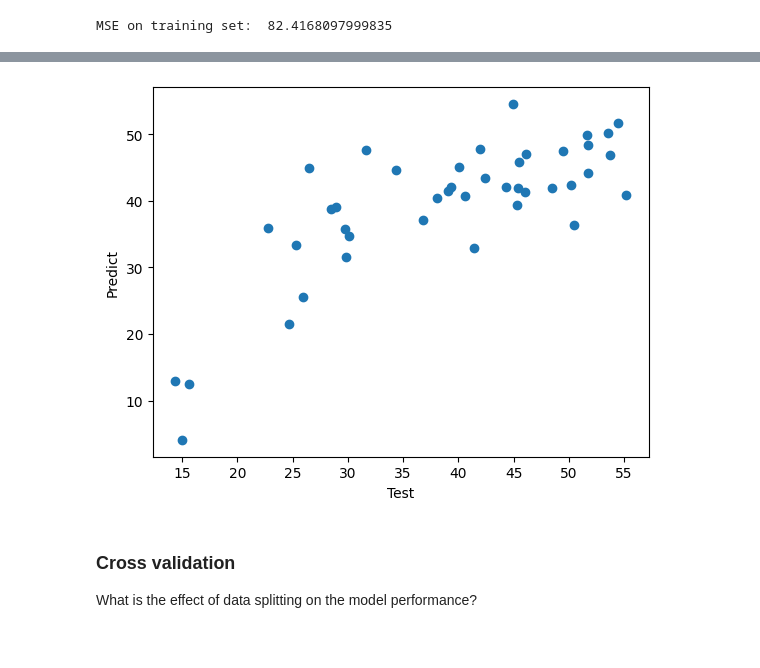
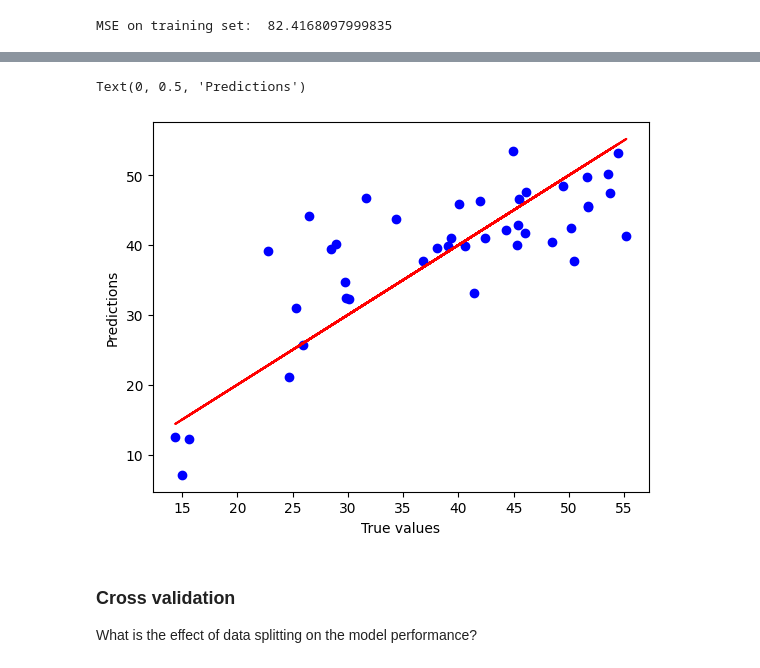
Before and after one commit to tieuandpepper/CHEE-6397_Labs, a Jupyter notebook: lab3.ipynb, the cells around one changed output, grey strips where cells are left out. Drawn from its saved outputs; the diff is of its cells as text; code cells hidden in the pictures.

Commit message:
add scatter plots to visualize model after training

```diff
--- a/lab3.ipynb
+++ b/lab3.ipynb
@@ -259,8 +252,12 @@ MSE on test set:  55.23279626316728
 (42,)
-# %%
-plot_scatter(y_test, y_pred, "Test", "Predict")
-# %% [output]
-[figure, removed]
+# %%
+plt.scatter(y_test,y_pred, color = "blue")
+plt.plot(y_test,y_test, color = "red")
+plt.xlabel("True values")
+plt.ylabel("Predictions")
+# %% [output]
+Text(0, 0.5, 'Predictions')
+[figure, added]
 # %% [markdown]
 ### Cross validation
 
```
Also changed, not shown: parts of 5 cells of this notebook, 1 other file.
